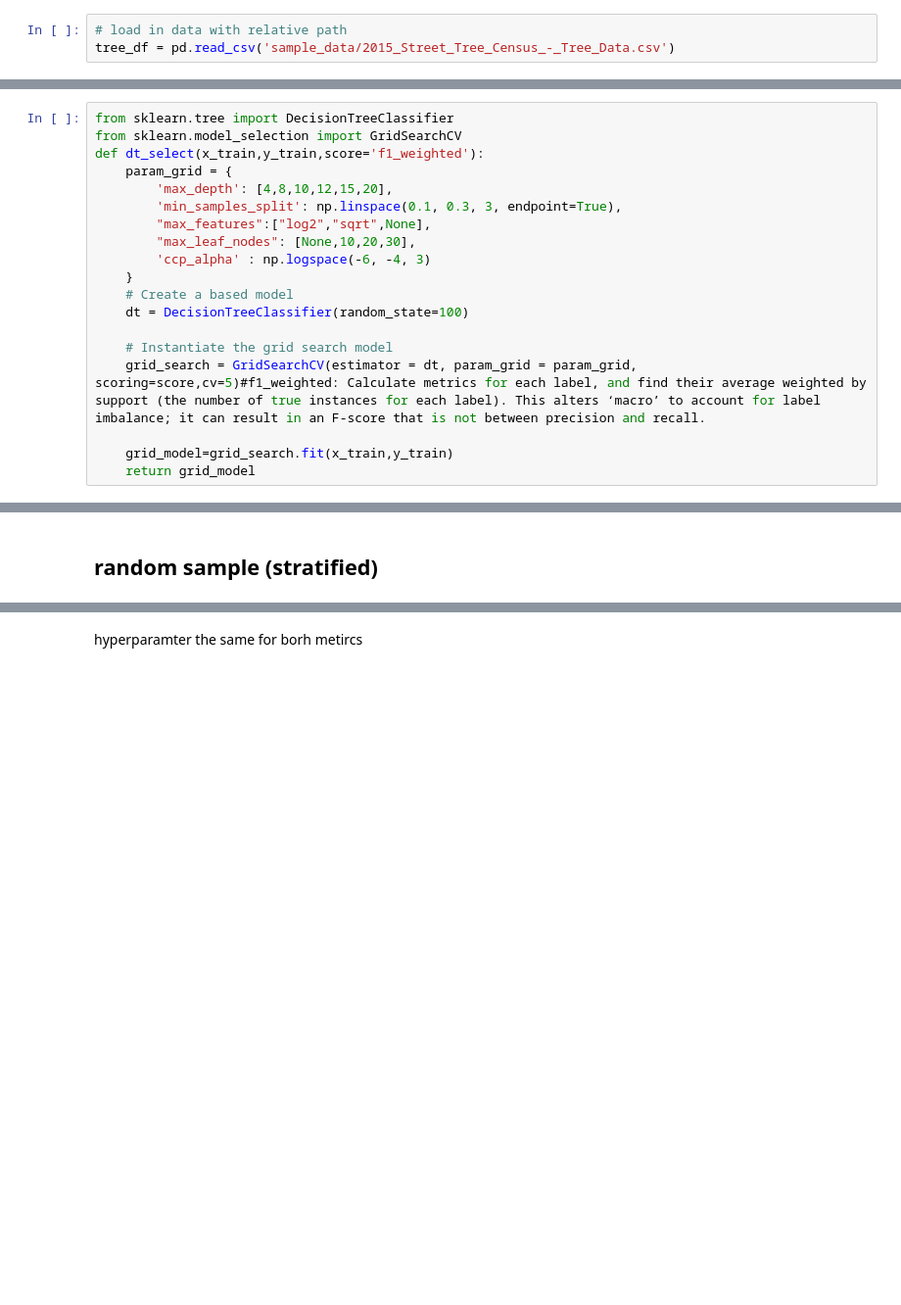
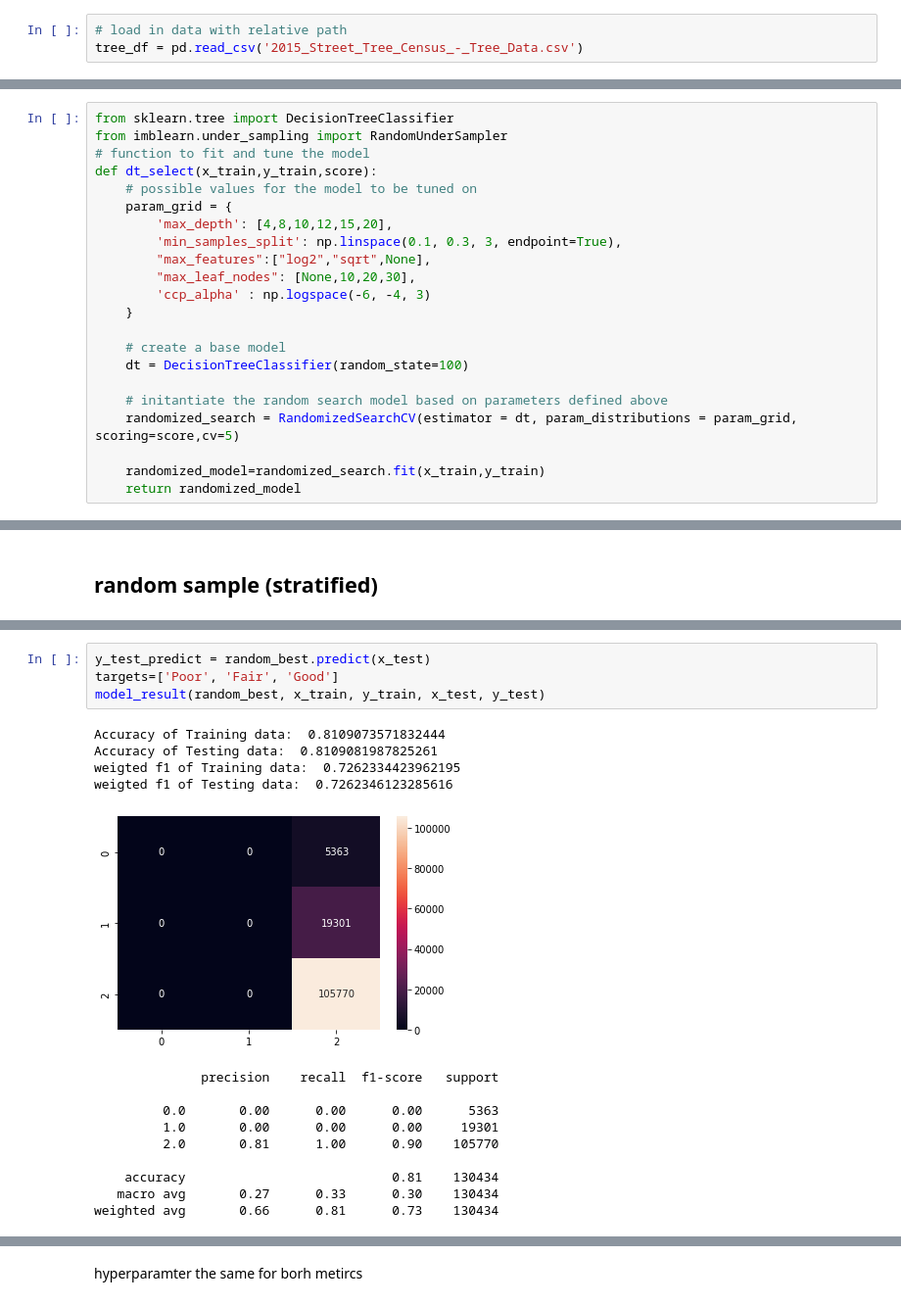
Before and after one commit to kmohebbizadeh/AML-Tree-Census-Project, a Jupyter notebook: Decision_Tree__Wenxi.ipynb, the cells around one changed output, grey strips where cells are left out. Shown: that part at 98% size. Saved outputs shown, nothing was run; the diff lists cells and outputs as text; blank space fills up the shorter version.

```diff
--- a/Decision_Tree__Wenxi.ipynb
+++ b/Decision_Tree__Wenxi.ipynb
@@ -8,6 +11,6 @@ from imblearn.under_sampling import RandomUnderSampler
 # %%
 # load in data with relative path
-tree_df = pd.read_csv('sample_data/2015_Street_Tree_Census_-_Tree_Data.csv')
+tree_df = pd.read_csv('2015_Street_Tree_Census_-_Tree_Data.csv')
 # %%
 # drop columns
 tree_df = tree_df.drop(columns=[
@@ -108,8 +127,10 @@ def model_result(model, x_train, y_train, x_test, y_test):
 ## Modeling and hyperparameter tuning for different sampling
 # %%
 from sklearn.tree import DecisionTreeClassifier
-from sklearn.model_selection import GridSearchCV
-def dt_select(x_train,y_train,score='f1_weighted'):
+from imblearn.under_sampling import RandomUnderSampler
+# function to fit and tune the model
+def dt_select(x_train,y_train,score):
+    # possible values for the model to be tuned on
     param_grid = {
         'max_depth': [4,8,10,12,15,20],
         'min_samples_split': np.linspace(0.1, 0.3, 3, endpoint=True),
@@ -117,14 +138,15 @@ def dt_select(x_train,y_train,score='f1_weighted'):
         "max_leaf_nodes": [None,10,20,30],
         'ccp_alpha' : np.logspace(-6, -4, 3)
     }
-    # Create a based model
+
+    # create a base model
     dt = DecisionTreeClassifier(random_state=100)
 
-    # Instantiate the grid search model
-    grid_search = GridSearchCV(estimator = dt, param_grid = param_grid, scoring=score,cv=5)#f1_weighted: Calculate metrics for each label, and find their average weighted by support (the number of true instances for each label). This alters ‘macro’ to account for label imbalance; it can result in an F-score that is not between precision and recall.
+    # initantiate the random search model based on parameters defined above
+    randomized_search = RandomizedSearchCV(estimator = dt, param_distributions = param_grid, scoring=score,cv=5)
 
-    grid_model=grid_search.fit(x_train,y_train)
-    return grid_model
+    randomized_model=randomized_search.fit(x_train,y_train)
+    return randomized_model
 # %%
 #plot feature importance
 import matplotlib.pyplot as plt
@@ -149,3 +171,22 @@ test accuracy 0.7559610519052365
+# %%
+y_test_predict = random_best.predict(x_test)
+targets=['Poor', 'Fair', 'Good']
+model_result(random_best, x_train, y_train, x_test, y_test)
+# %% [output]
+Accuracy of Training data:  0.8109073571832444
+Accuracy of Testing data:  0.8109081987825261
+weigted f1 of Training data:  0.7262334423962195
+weigted f1 of Testing data:  0.7262346123285616
+[figure, added]
+              precision    recall  f1-score   support
+
+         0.0       0.00      0.00      0.00      5363
+         1.0       0.00      0.00      0.00     19301
+         2.0       0.81      1.00      0.90    105770
+
+    accuracy                           0.81    130434
+   macro avg       0.27      0.33      0.30    130434
+weighted avg       0.66      0.81      0.73    130434
 # %%
 #f1 as scoring metric
 random_best = dt_select(x_train,y_train,'f1_weighted')
```
Also changed, not shown: parts of 39 cells of this notebook.
